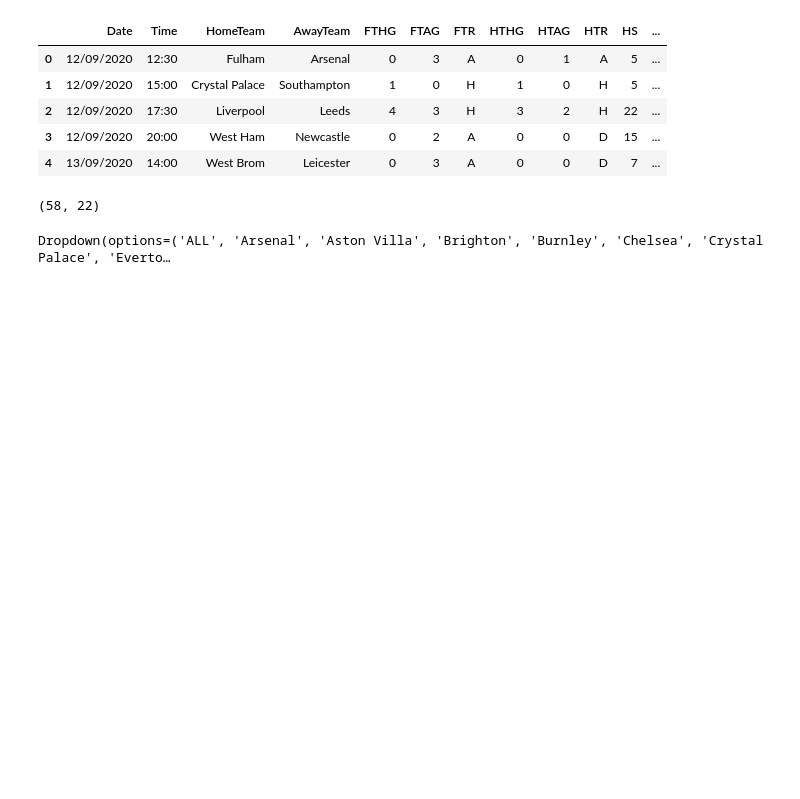
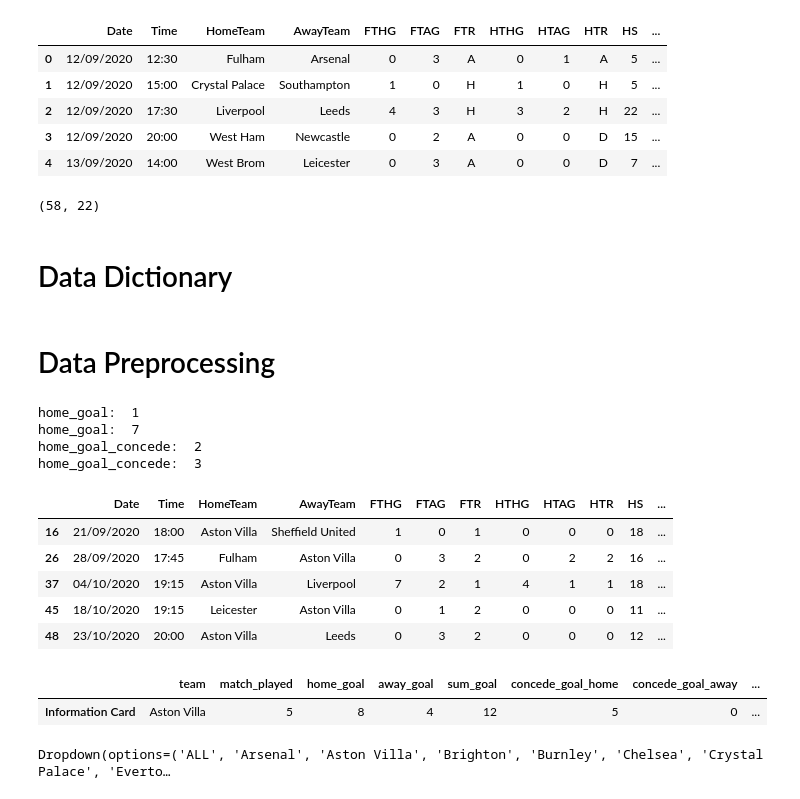
Before and after one commit to yssefunc/sport_analytics, a Jupyter notebook: code/england.ipynb, the cells around one changed output. Cells and saved outputs as stored; diff of their text form; code cells hidden in the pictures; blank space fills up the shorter version.

```diff
--- a/code/england.ipynb
+++ b/code/england.ipynb
@@ -11,7 +13,7 @@ pd.set_option('display.width', 1000)
 pd.set_option('display.max_rows', 500)
 pd.set_option('display.max_columns', 500)
 
-ingiltere = pd.read_csv("data/E0.csv")
+ingiltere = pd.read_csv("E0.csv")
 
 df = ingiltere.iloc[:,1:24]
 #Drop unnecessary columns
@@ -32,0 +38,2 @@ df.shape
+# %% [markdown]
+# Data Dictionary
@@ -33,5 +64,7 @@ df.shape
 # %%
 #colunm name check
+# %% [markdown]
+# Data Preprocessing
 # %%
 def feature_engineering(df):
     df['half_time_result_sum'] = df['HTHG'] + df['HTAG']
@@ -570,8 +621,21 @@ def probability(df,team):
     return df_temp
 # %%
-#team = 'Liverpool'
-#df_result = probability(df,team)
-#df_result
+team = 'Aston Villa'
+df_result = probability(df,team).T
+df_result
+# %% [output]
+home_goal:  1
+home_goal:  7
+home_goal_concede:  2
+home_goal_concede:  3
+|  | Date | Time | HomeTeam | AwayTeam | FTHG | FTAG | FTR | HTHG | HTAG | HTR | HS | ... |
+| 16 | 21/09/2020 | 18:00 | Aston Villa | Sheffield United | 1 | 0 | 1 | 0 | 0 | 0 | 18 | ... |
+| 26 | 28/09/2020 | 17:45 | Fulham | Aston Villa | 0 | 3 | 2 | 0 | 2 | 2 | 16 | ... |
+| 37 | 04/10/2020 | 19:15 | Aston Villa | Liverpool | 7 | 2 | 1 | 4 | 1 | 1 | 18 | ... |
+| 45 | 18/10/2020 | 19:15 | Leicester | Aston Villa | 0 | 1 | 2 | 0 | 0 | 0 | 11 | ... |
+| 48 | 23/10/2020 | 20:00 | Aston Villa | Leeds | 0 | 3 | 2 | 0 | 0 | 0 | 12 | ... |
+|  | team | match_played | home_goal | away_goal | sum_goal | concede_goal_home | concede_goal_away | ... |
+| Information Card | Aston Villa | 5 | 8 | 4 | 12 | 5 | 0 | ... |
 # %%
 ALL = 'ALL'
 
```
Also changed, not shown: parts of 4 cells of this notebook.
